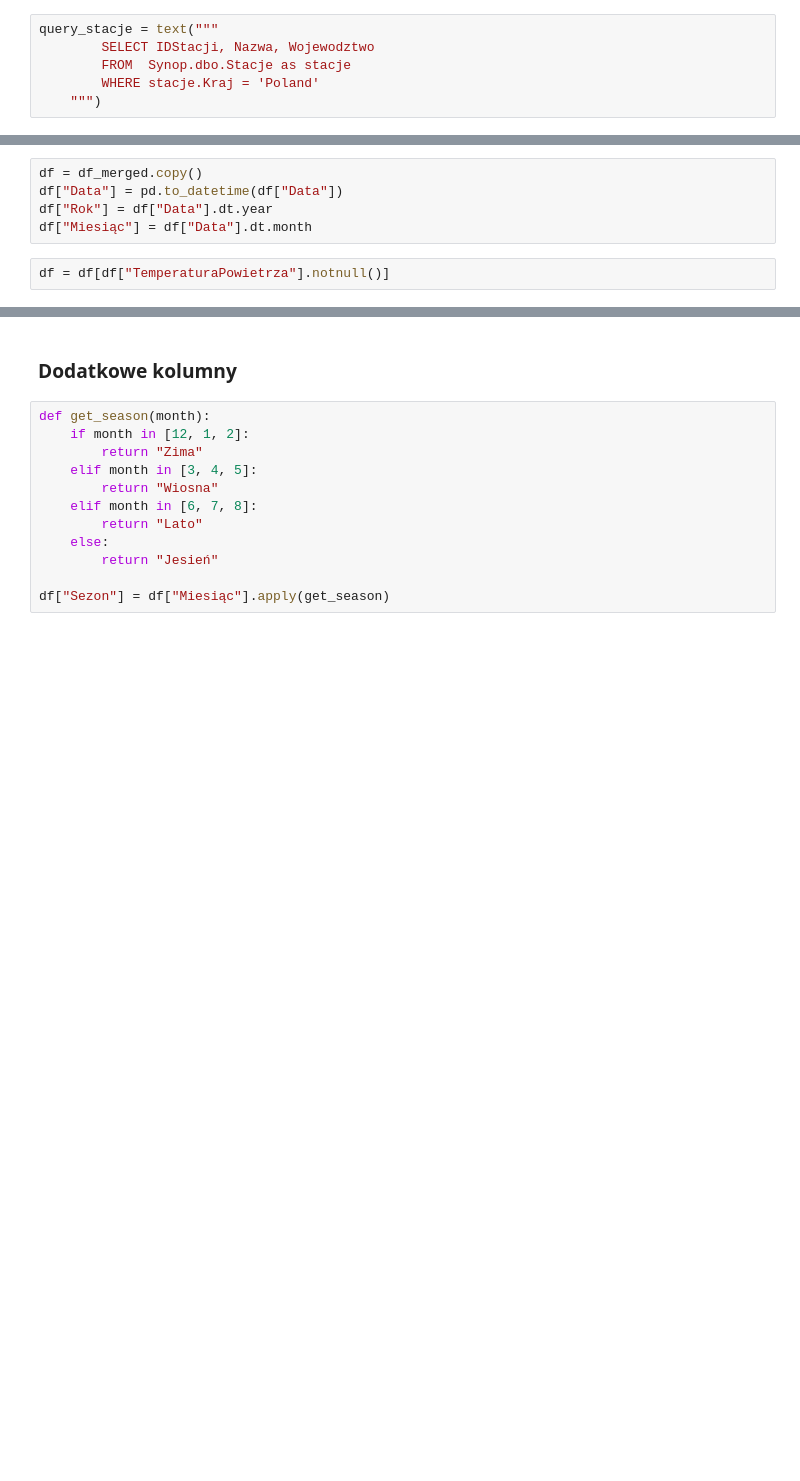
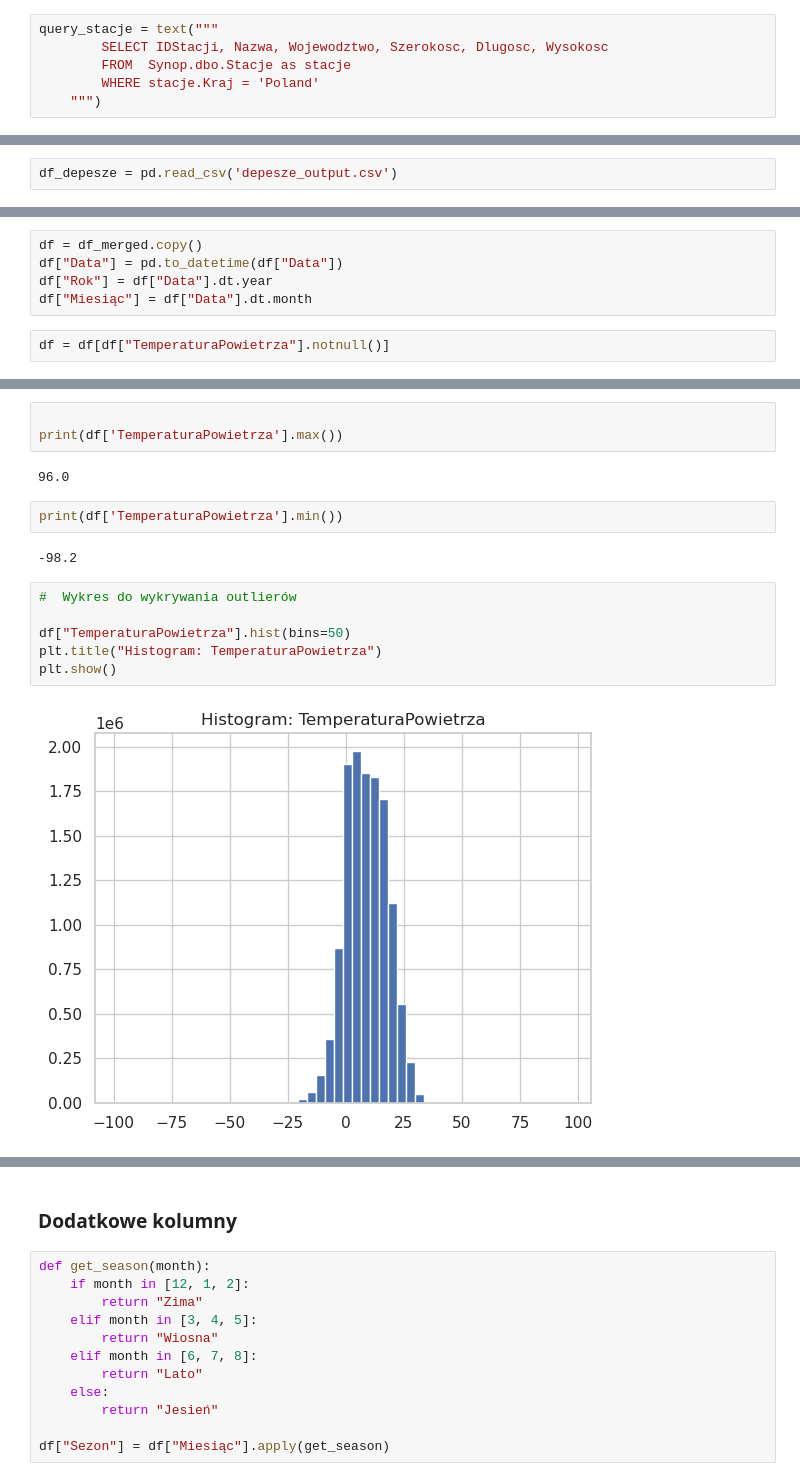
Before and after one commit to ankhralovich/wwsi-umisi, a Jupyter notebook: 2-semestr/ptasznik/zpd/lab-3-klimat.ipynb, the cells around one changed output, grey strips where cells are left out. Drawn from its saved outputs; the diff is of its cells as text; blank space fills up the shorter version.

```diff
--- a/2-semestr/ptasznik/zpd/lab-3-klimat.ipynb
+++ b/2-semestr/ptasznik/zpd/lab-3-klimat.ipynb
@@ -39,7 +39,7 @@ query_depesze = text("""
     """)
 # %%
 query_stacje = text("""
-        SELECT IDStacji, Nazwa, Wojewodztwo
+        SELECT IDStacji, Nazwa, Wojewodztwo, Szerokosc, Dlugosc, Wysokosc
         FROM  Synop.dbo.Stacje as stacje
         WHERE stacje.Kraj = 'Poland'
     """)
@@ -50,5 +53,7 @@ with engine.connect() as conn:
 # %%
 #df_depesze.to_csv('depesze_output.csv', encoding='utf-8')
+# %%
+df_depesze = pd.read_csv('depesze_output.csv')
 # %%
 
 with engine.connect() as conn:
@@ -94,0 +113,17 @@ df = df[df["TemperaturaPowietrza"].notnull()]
+# %%
+
+print(df['TemperaturaPowietrza'].max())
+# %% [output]
+96.0
+# %%
+print(df['TemperaturaPowietrza'].min())
+# %% [output]
+-98.2
+# %%
+#  Wykres do wykrywania outlierów
+
+df["TemperaturaPowietrza"].hist(bins=50)
+plt.title("Histogram: TemperaturaPowietrza")
+plt.show()
+# %% [output]
+[figure, added]
```
Also changed, not shown: parts of 38 cells of this notebook, 2 other files.
